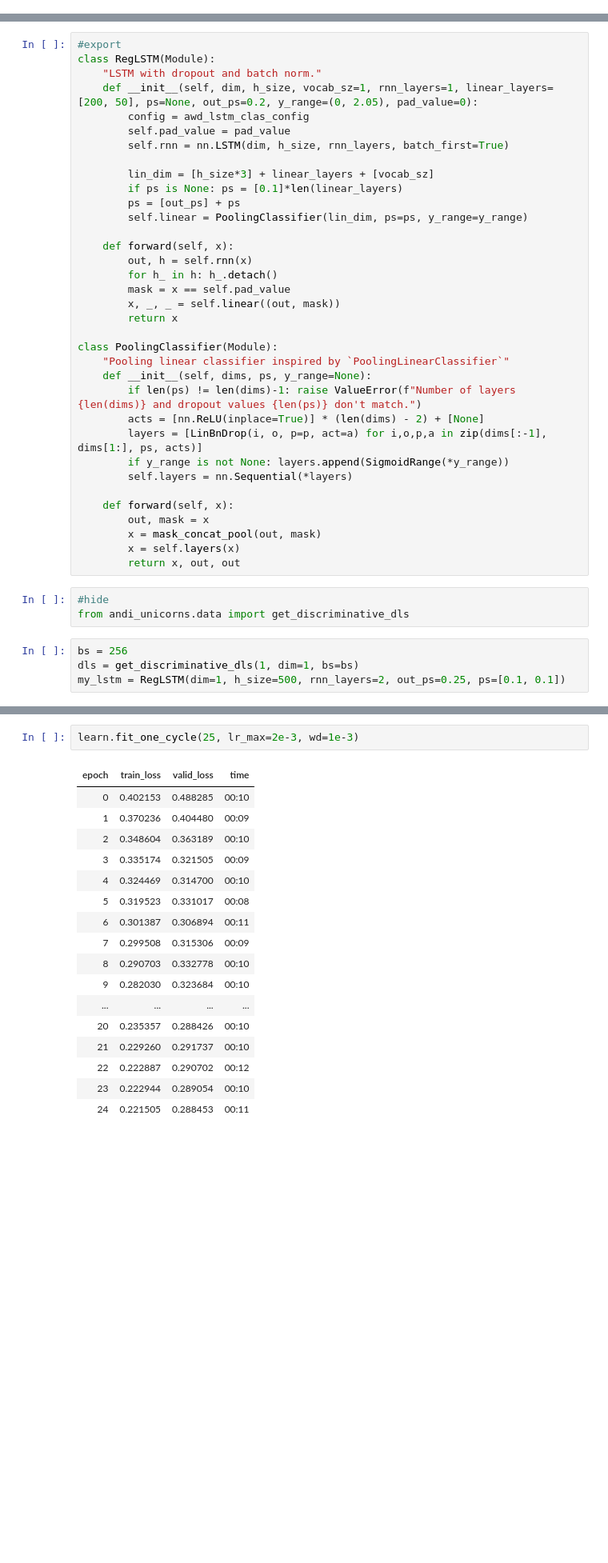
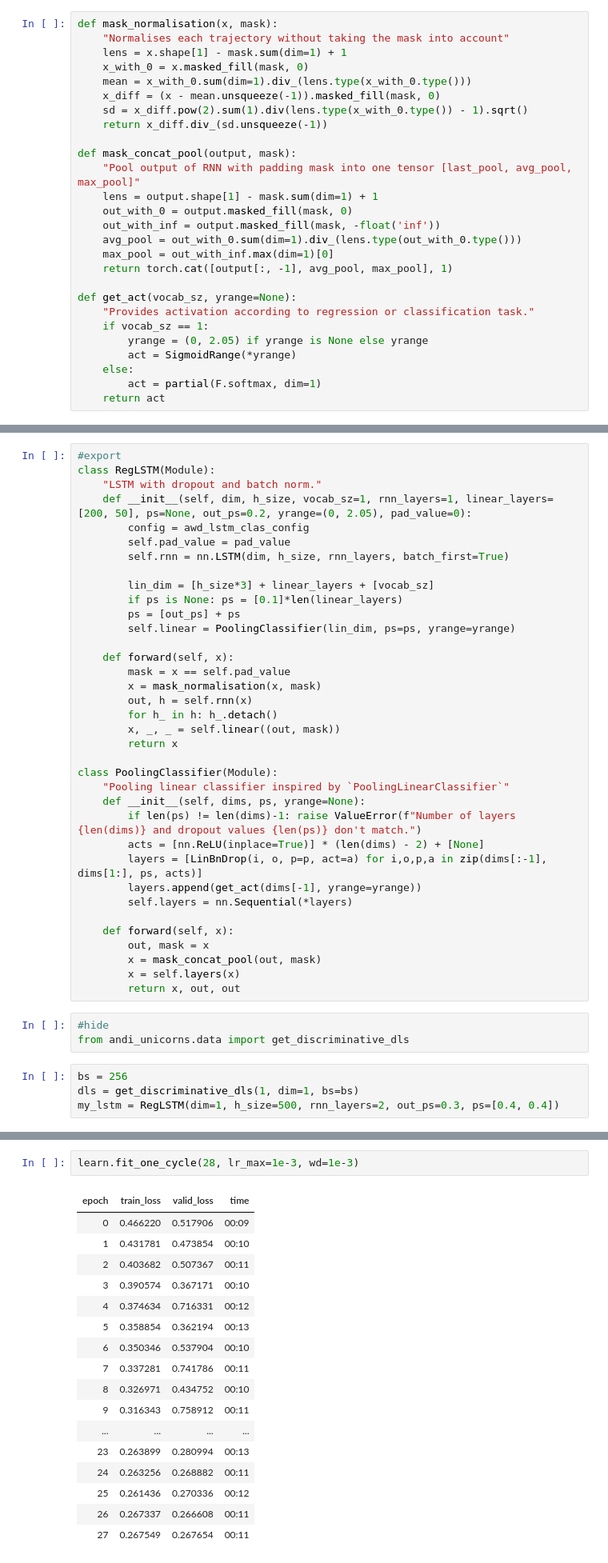
Before and after one commit to BorjaRequena/AnDi-unicorns, a Jupyter notebook: nbs/01_models.ipynb, the cells around one changed output, grey strips where cells are left out. Shown: that part at 80% size. Drawn from its saved outputs; the diff is of its cells as text; blank space fills up the shorter version.

```diff
--- a/nbs/01_models.ipynb
+++ b/nbs/01_models.ipynb
@@ -44,3 +47,30 @@ MAE
+# %%
+def mask_normalisation(x, mask):
+    "Normalises each trajectory without taking the mask into account"
+    lens = x.shape[1] - mask.sum(dim=1) + 1
+    x_with_0 = x.masked_fill(mask, 0)
+    mean = x_with_0.sum(dim=1).div_(lens.type(x_with_0.type()))
+    x_diff = (x - mean.unsqueeze(-1)).masked_fill(mask, 0)
+    sd = x_diff.pow(2).sum(1).div(lens.type(x_with_0.type()) - 1).sqrt()
+    return x_diff.div_(sd.unsqueeze(-1))
+
+def mask_concat_pool(output, mask):
+    "Pool output of RNN with padding mask into one tensor [last_pool, avg_pool, max_pool]"
+    lens = output.shape[1] - mask.sum(dim=1) + 1
+    out_with_0 = output.masked_fill(mask, 0)
+    out_with_inf = output.masked_fill(mask, -float('inf'))
+    avg_pool = out_with_0.sum(dim=1).div_(lens.type(out_with_0.type()))
+    max_pool = out_with_inf.max(dim=1)[0]
+    return torch.cat([output[:, -1], avg_pool, max_pool], 1)
+
+def get_act(vocab_sz, yrange=None):
+    "Provides activation according to regression or classification task."
+    if vocab_sz == 1:
+        yrange = (0, 2.05) if yrange is None else yrange
+        act = SigmoidRange(*yrange)
+    else:
+        act = partial(F.softmax, dim=1)
+    return act
 # %% [markdown]
 ## Baseline LSTM
 
@@ -187,7 +208,7 @@ Adding regularization to the previous model in the form of dropout and adding ba
 #export
 class RegLSTM(Module):
     "LSTM with dropout and batch norm."
-    def __init__(self, dim, h_size, vocab_sz=1, rnn_layers=1, linear_layers=[200, 50], ps=None, out_ps=0.2, y_range=(0, 2.05), pad_value=0):
+    def __init__(self, dim, h_size, vocab_sz=1, rnn_layers=1, linear_layers=[200, 50], ps=None, out_ps=0.2, yrange=(0, 2.05), pad_value=0):
         config = awd_lstm_clas_config
         self.pad_value = pad_value
         self.rnn = nn.LSTM(dim, h_size, rnn_layers, batch_first=True)
@@ -195,22 +216,23 @@ class RegLSTM(Module):
         lin_dim = [h_size*3] + linear_layers + [vocab_sz]
         if ps is None: ps = [0.1]*len(linear_layers)
         ps = [out_ps] + ps
-        self.linear = PoolingClassifier(lin_dim, ps=ps, y_range=y_range)
+        self.linear = PoolingClassifier(lin_dim, ps=ps, yrange=yrange)
 
     def forward(self, x):
+        mask = x == self.pad_value
+        x = mask_normalisation(x, mask)
         out, h = self.rnn(x)
         for h_ in h: h_.detach()
-        mask = x == self.pad_value
         x, _, _ = self.linear((out, mask))
         return x
 
 class PoolingClassifier(Module):
     "Pooling linear classifier inspired by `PoolingLinearClassifier`"
-    def __init__(self, dims, ps, y_range=None):
+    def __init__(self, dims, ps, yrange=None):
         if len(ps) != len(dims)-1: raise ValueError(f"Number of layers {len(dims)} and dropout values {len(ps)} don't match.")
         acts = [nn.ReLU(inplace=True)] * (len(dims) - 2) + [None]
         layers = [LinBnDrop(i, o, p=p, act=a) for i,o,p,a in zip(dims[:-1], dims[1:], ps, acts)]
-        if y_range is not None: layers.append(SigmoidRange(*y_range))
+        layers.append(get_act(dims[-1], yrange=yrange))
         self.layers = nn.Sequential(*layers)
 
     def forward(self, x):
@@ -224,7 +246,7 @@ from andi_unicorns.data import get_discriminative_dls
 # %%
 bs = 256
 dls = get_discriminative_dls(1, dim=1, bs=bs)
-my_lstm = RegLSTM(dim=1, h_size=500, rnn_layers=2, out_ps=0.25, ps=[0.1, 0.1])
+my_lstm = RegLSTM(dim=1, h_size=500, rnn_layers=2, out_ps=0.3, ps=[0.4, 0.4])
 # %%
 learn = Learner(dls, my_lstm, loss_func=L1LossFlat(), path=Path(".."))
 # %%
@@ -236,23 +258,23 @@ SuggestedLRs(lr_min=0.004786301031708717, lr_steep=2.511886486900039e-05)
 # %%
-learn.fit_one_cycle(25, lr_max=2e-3, wd=1e-3)
+learn.fit_one_cycle(28, lr_max=1e-3, wd=1e-3)
 # %% [output]
 | epoch | train_loss | valid_loss | time |
-| 0 | 0.402153 | 0.488285 | 00:10 |
-| 1 | 0.370236 | 0.404480 | 00:09 |
-| 2 | 0.348604 | 0.363189 | 00:10 |
-| 3 | 0.335174 | 0.321505 | 00:09 |
-| 4 | 0.324469 | 0.314700 | 00:10 |
-| 5 | 0.319523 | 0.331017 | 00:08 |
-| 6 | 0.301387 | 0.306894 | 00:11 |
-| 7 | 0.299508 | 0.315306 | 00:09 |
-| 8 | 0.290703 | 0.332778 | 00:10 |
-| 9 | 0.282030 | 0.323684 | 00:10 |
+| 0 | 0.466220 | 0.517906 | 00:09 |
+| 1 | 0.431781 | 0.473854 | 00:10 |
+| 2 | 0.403682 | 0.507367 | 00:11 |
+| 3 | 0.390574 | 0.367171 | 00:10 |
+| 4 | 0.374634 | 0.716331 | 00:12 |
+| 5 | 0.358854 | 0.362194 | 00:13 |
+| 6 | 0.350346 | 0.537904 | 00:10 |
+| 7 | 0.337281 | 0.741786 | 00:11 |
+| 8 | 0.326971 | 0.434752 | 00:10 |
+| 9 | 0.316343 | 0.758912 | 00:11 |
 | ... | ... | ... | ... |
-| 20 | 0.235357 | 0.288426 | 00:10 |
-| 21 | 0.229260 | 0.291737 | 00:10 |
-| 22 | 0.222887 | 0.290702 | 00:12 |
-| 23 | 0.222944 | 0.289054 | 00:10 |
-| 24 | 0.221505 | 0.288453 | 00:11 |
+| 23 | 0.263899 | 0.280994 | 00:13 |
+| 24 | 0.263256 | 0.268882 | 00:11 |
+| 25 | 0.261436 | 0.270336 | 00:12 |
+| 26 | 0.267337 | 0.266608 | 00:11 |
+| 27 | 0.267549 | 0.267654 | 00:11 |
 # %%
 learn.recorder.plot_loss()
 # %% [output]
```
Also changed, not shown: parts of 4 cells of this notebook, 1 other file.
